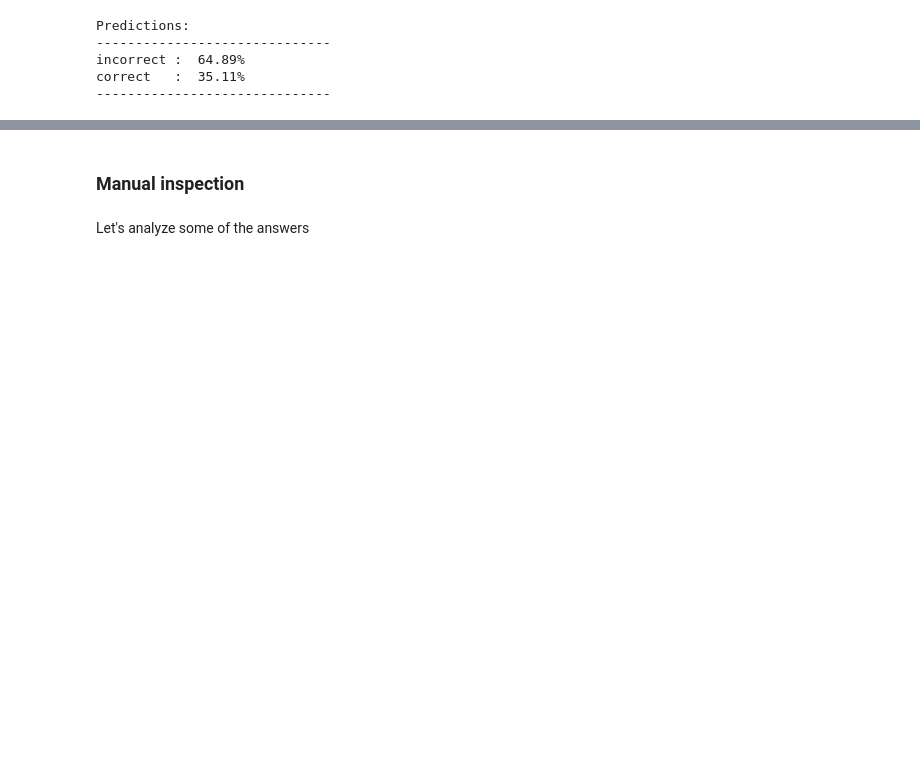
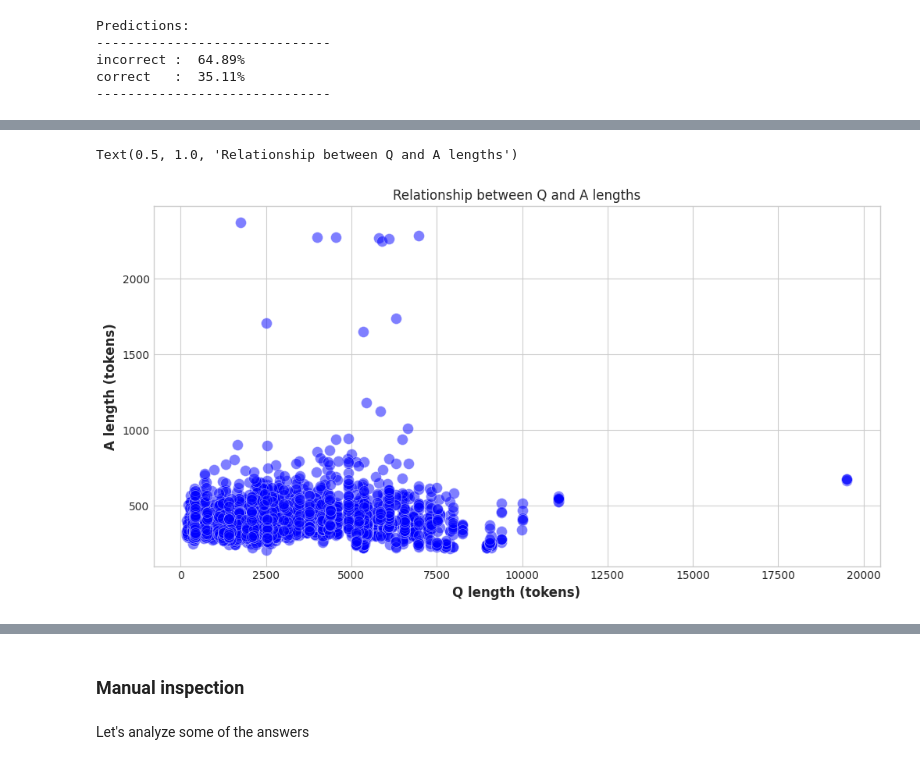
Before and after one commit to FabioLusha/video-neurosymbolic, a Jupyter notebook: star_code/experiments/week_0603_cvrr_judge_eval_maxsample50.ipynb, the cells around one changed output, grey strips where cells are left out. Drawn from its saved outputs; the diff is of its cells as text; code cells hidden in the pictures; blank space fills up the shorter version.

```diff
--- a/star_code/experiments/week_0603_cvrr_judge_eval_maxsample50.ipynb
+++ b/star_code/experiments/week_0603_cvrr_judge_eval_maxsample50.ipynb
@@ -710,0 +879,21 @@ plt.show()
+# %%
+fig, ax = plt.subplots(figsize=(12, 6))
+
+# Your original scatter plot
+x = token_len_df['question_len']
+y = token_len_df['judge_prompt']
+
+scatter = ax.scatter(x, y,
+    alpha=0.5,
+    s=100,
+    c='Blue',
+    edgecolors='white',
+    linewidth=0.4,
+)
+
+ax.set_xlabel('Q length (tokens)', fontsize=12, fontweight='bold')
+ax.set_ylabel('A length (tokens)', fontsize=12, fontweight='bold')
+ax.set_title('Relationship between Q and A lengths')
+# %% [output]
+Text(0.5, 1.0, 'Relationship between Q and A lengths')
+[figure, added]
```
Also changed, not shown: parts of 60 cells of this notebook, 3 other files.
